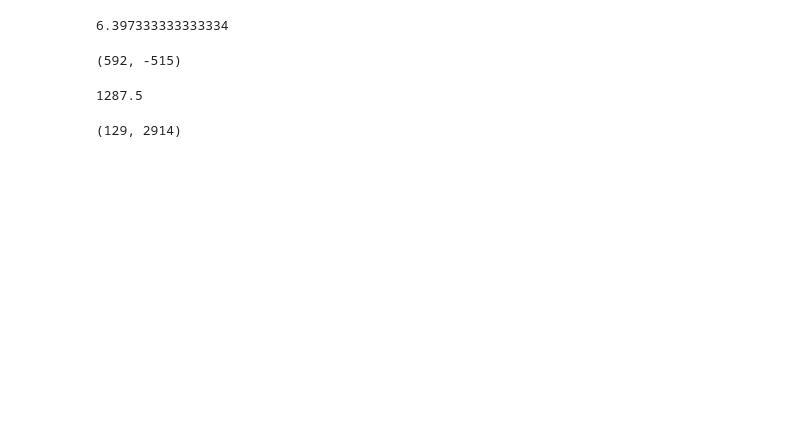
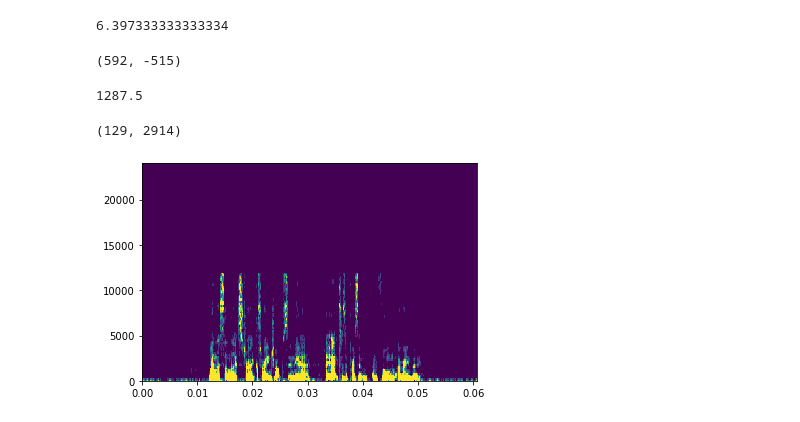
Before and after one commit to iamhectorotero/generative-audio-inpainting, a Jupyter notebook: notebooks/2. Simple Sound Processing.ipynb, the cells around one changed output. Drawn from its saved outputs; the diff is of its cells as text; code cells hidden in the pictures; blank space fills up the shorter version.

```diff
--- a/notebooks/2. Simple Sound Processing.ipynb
+++ b/notebooks/2. Simple Sound Processing.ipynb
@@ -72 +81,5 @@ import rml.utils.plotting as plot
+# %%
+show_spectra(0, len(audio_freqs[0]), freqs, times, audio_freqs, 250)
+# %% [output]
+[figure, added]
 # %%
```
Also changed, not shown: parts of 9 cells of this notebook, 7 other files.
